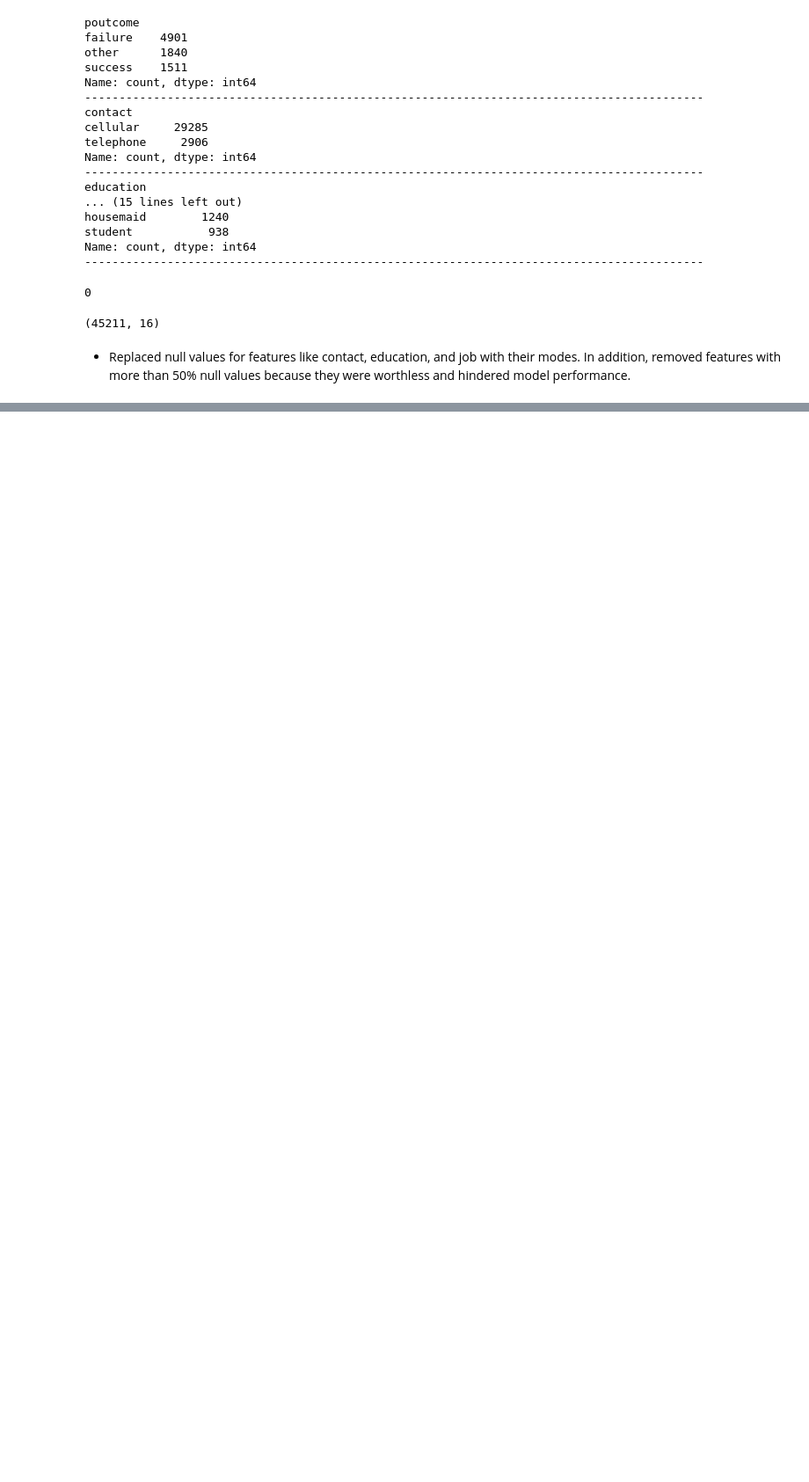
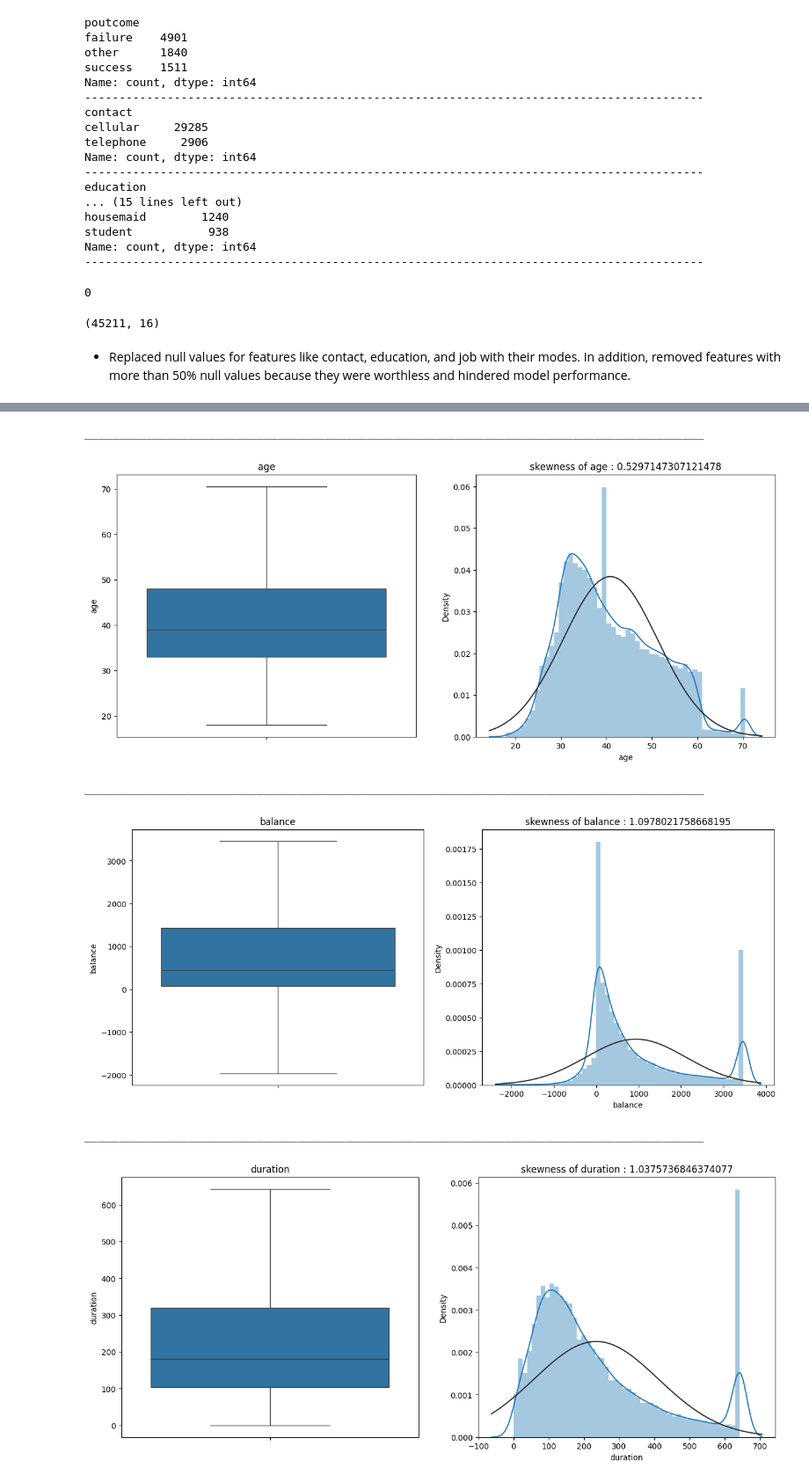
Before and after one commit to bimal-bp/Bank-Marketing-Effectiveness-Prediction-ML-Classification, a Jupyter notebook: project.ipynb, the cells around one changed output, grey strips where cells are left out. Shown at 88% size. Saved outputs shown, nothing was run; the diff lists cells and outputs as text; code cells hidden in the pictures; blank space fills up the shorter version.

```diff
--- a/project.ipynb
+++ b/project.ipynb
@@ -399,0 +438,43 @@ df.shape
+# %%
+# Using Inter Quartile Range for removing outliers from numerical variables
+
+# Defining outlier features but remove flat IQR feature pdays and previous
+outlier_var=['age', 'balance', 'duration', 'campaign']
+
+# Capping dataset
+for i in outlier_var:
+    # Findling IQR
+    Q1=df[i].quantile(0.25)
+    Q3=df[i].quantile(0.75)
+    IQR=Q3-Q1
+
+    # Defining upper and lower limit
+    lower_limit =df[i].quantile(0.25)-1.5*IQR
+    upper_limit =df[i].quantile(0.75)+1.5*IQR
+
+    # Applying lower and upper limit to each variables
+    df.loc[(df[i] > upper_limit),i] = upper_limit
+    df.loc[(df[i] < lower_limit),i] = lower_limit
+# %%
+# Using boxplot checking outliers in features after removed using IQR
+
+for var in outlier_var:
+    plt.figure(figsize=(15,6))
+    plt.subplot(1,2,1)
+    ax=sns.boxplot(data=df[var])
+    ax.set_title(f'{var}')
+    ax.set_ylabel(var)
+
+    plt.subplot(1,2,2)
+    ax=sns.distplot(df[var], fit=norm)
+    ax.set_title(f'skewness of {var} : {df[var].skew()}')
+    ax.set_xlabel(var)
+    print('__'*45)
+    plt.show()
+# %% [output]
+__________________________________________________________________________________________
+[figure, added]
+__________________________________________________________________________________________
+[figure, added]
+__________________________________________________________________________________________
+[figure, added]
```
Also changed, not shown: parts of 5 cells of this notebook.
